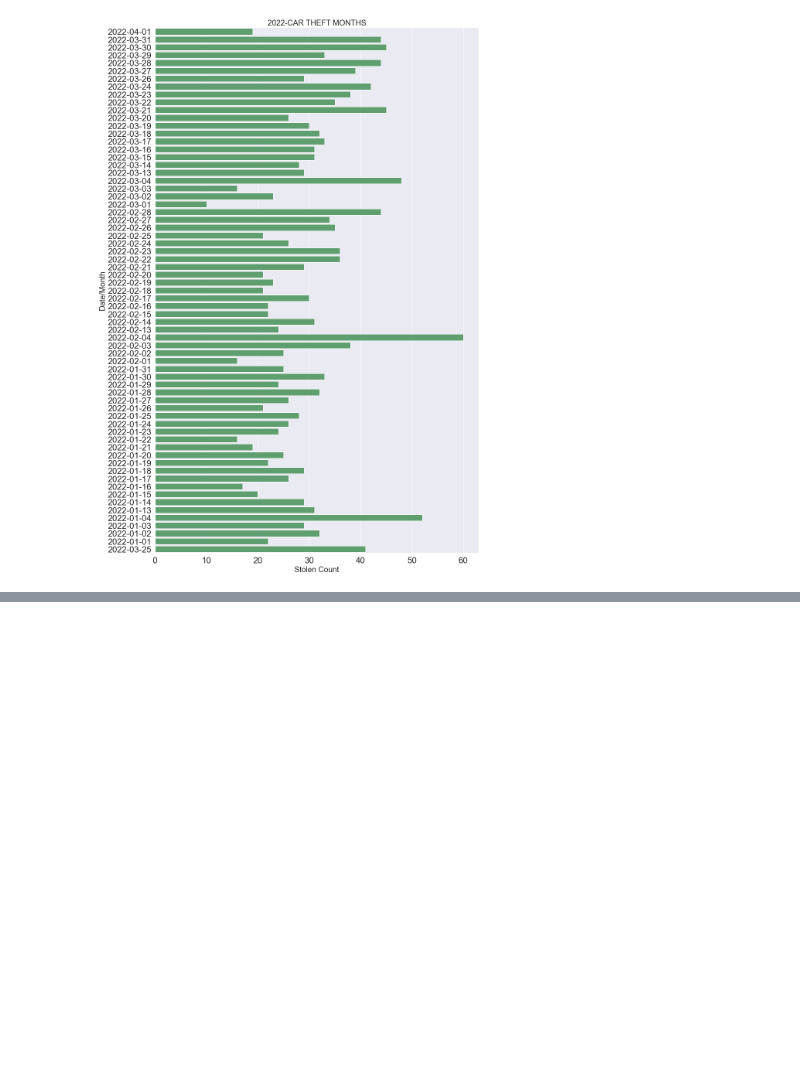
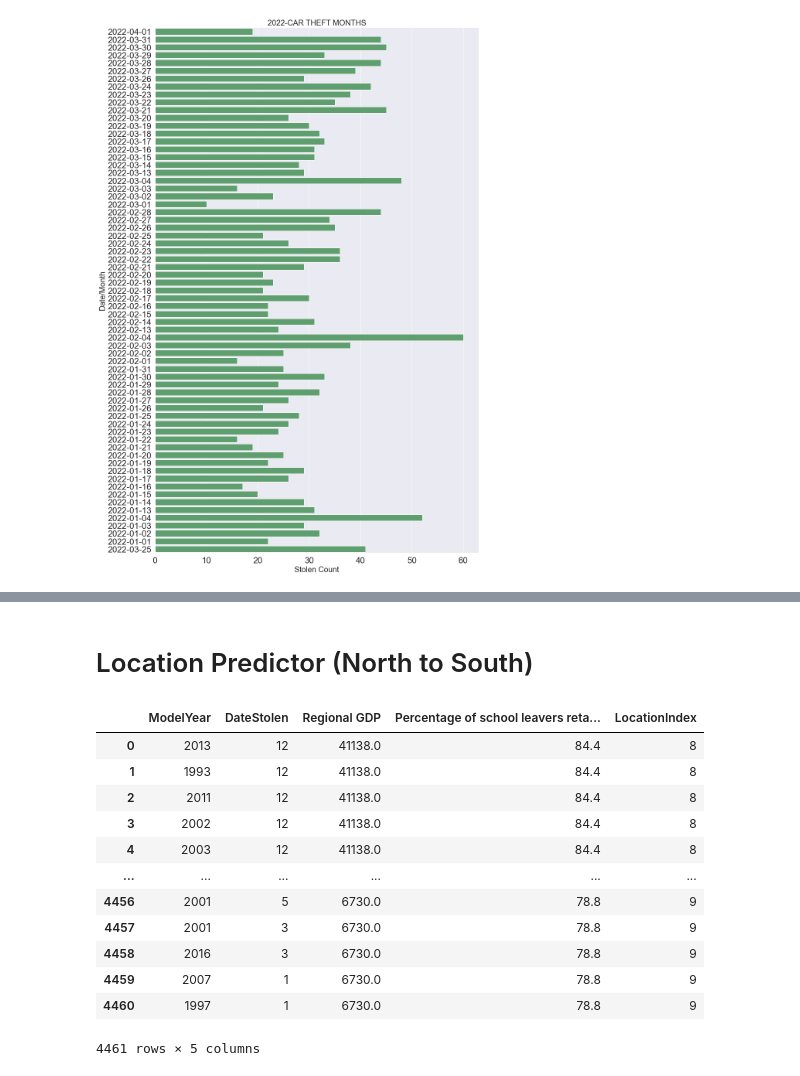
Before and after one commit to lodfod/databootcamp-finalproject, a Jupyter notebook: finalproject.ipynb, the cells around one changed output, grey strips where cells are left out. Saved outputs shown, nothing was run; the diff lists cells and outputs as text; code cells hidden in the pictures; blank space fills up the shorter version.

```diff
--- a/finalproject.ipynb
+++ b/finalproject.ipynb
@@ -388,0 +406,15 @@ Text(0.5, 1.0, '2022-CAR THEFT MONTHS')
+# %%
+df2 = df.drop("Color", axis = 1).drop("VehicleModel", axis = 1).drop("VehicleDesc", axis=1).drop("VehicleType", axis=1).drop("Location", axis=1).drop("Region_x", axis=1).drop("Region_y", axis=1)
+
+df2["DateStolen"] = df2["DateStolen"].dt.strftime("%m")
+
+df2["DateStolen"] = pd.to_numeric(df2['DateStolen'])
+
+msk = np.random.rand(len(df)) < 0.8
+
+train = df2[msk]
+test = df2[~msk]
+print(len(train), len(test))
+
+
+df2["DateStolen"].dtype
@@ -388,0 +499,42 @@ Text(0.5, 1.0, '2022-CAR THEFT MONTHS')
+# %% [markdown]
+# Location Predictor (North to South)
+# %%
+df2
+# What regions are more likely to have a car stolen if it's from a given model year?
+
+# 'Canterbury', 'Wellington', 'Auckland', 'Bay of Plenty','Northland', 'Waikato', "Hawke's Bay", 'Southland', 'Tasman'
+
+# Assign a location index value for each region (moving north to south)
+conditions = [
+    (df['Location'] == "Northland"),
+    (df['Location'] == "Auckland"),
+    (df['Location'] == "Bay of Plenty"),
+    (df['Location'] == "Hawke's Bay"),
+    (df['Location'] == "Waikato"),
+    (df['Location'] == "Wellington"),
+    (df['Location'] == "Tasman"),
+    (df["Location"] == "Canterbury"),
+    (df["Location"] == "Southland")
+    ]
+
+# create a list of the values we want to assign for each condition
+values = [1,2,3,4,5,6,7,8,9]
+
+# create a new column and use np.select to assign values to it using our lists as arguments
+df2['LocationIndex'] = np.select(conditions, values)
+
+df2
+# %% [output]
+|  | ModelYear | DateStolen | Regional GDP | Percentage of school leavers reta... | LocationIndex |
+| 0 | 2013 | 12 | 41138.0 | 84.4 | 8 |
+| 1 | 1993 | 12 | 41138.0 | 84.4 | 8 |
+| 2 | 2011 | 12 | 41138.0 | 84.4 | 8 |
+| 3 | 2002 | 12 | 41138.0 | 84.4 | 8 |
+| 4 | 2003 | 12 | 41138.0 | 84.4 | 8 |
+| ... | ... | ... | ... | ... | ... |
+| 4456 | 2001 | 5 | 6730.0 | 78.8 | 9 |
+| 4457 | 2001 | 3 | 6730.0 | 78.8 | 9 |
+| 4458 | 2016 | 3 | 6730.0 | 78.8 | 9 |
+| 4459 | 2007 | 1 | 6730.0 | 78.8 | 9 |
+| 4460 | 1997 | 1 | 6730.0 | 78.8 | 9 |
+4461 rows × 5 columns
```
Also changed, not shown: parts of 23 cells of this notebook.
